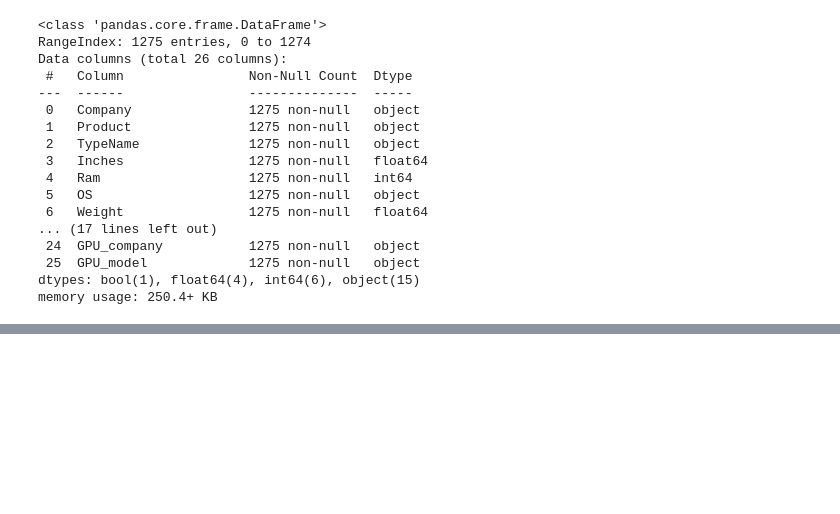
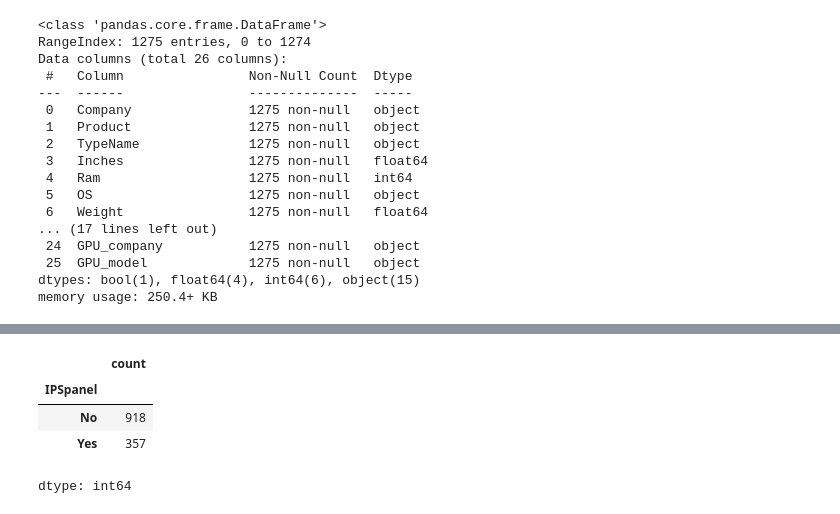
Before and after one commit to MinaGO1/Laptop-prices-dataset, a Jupyter notebook: Task.ipynb, the cells around one changed output, grey strips where cells are left out. Cells and saved outputs as stored; diff of their text form; code cells hidden in the pictures; blank space fills up the shorter version.

```diff
--- a/Task.ipynb
+++ b/Task.ipynb
@@ -1564,0 +1595,8 @@ memory usage: 250.4+ KB
+# %%
+tree_df['IPSpanel'].value_counts()
+# %% [output]
+|  | count |
+| IPSpanel |  |
+| No | 918 |
+| Yes | 357 |
+dtype: int64
```
Also changed, not shown: parts of 35 cells of this notebook.
